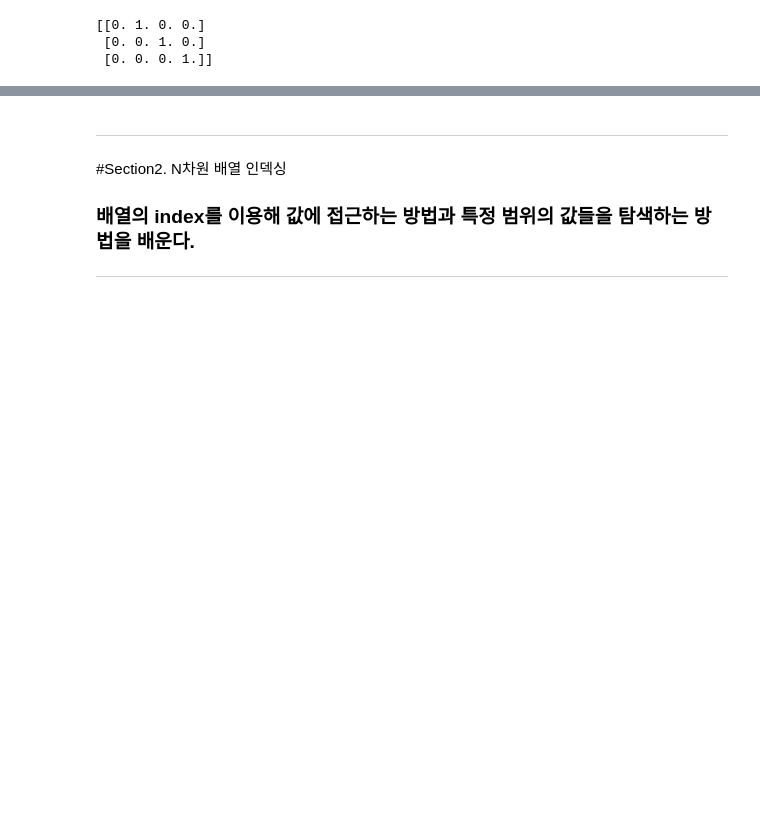
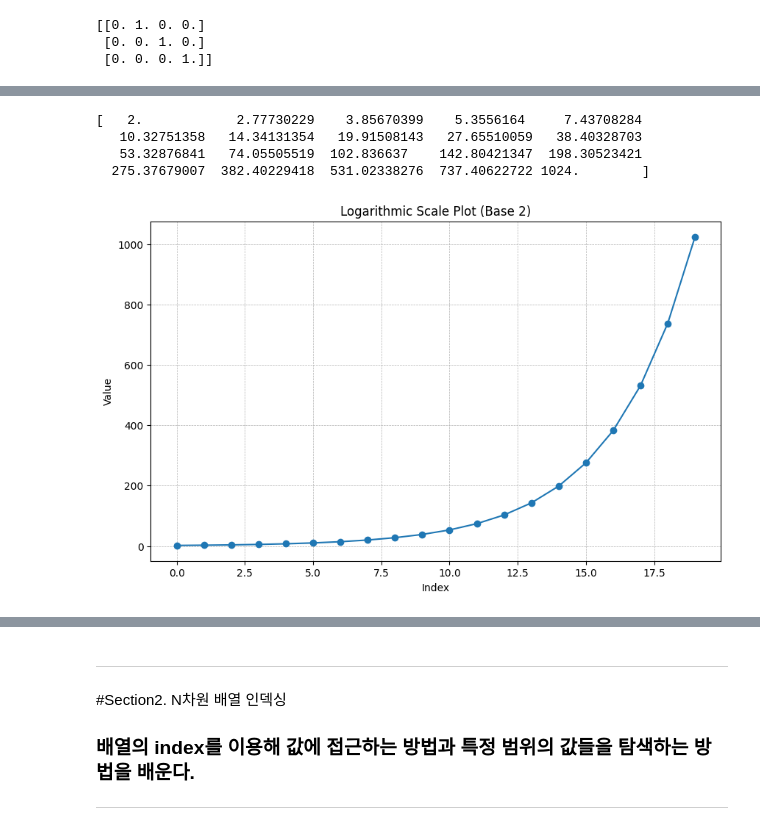
Before and after one commit to hajonghyun/inflearn_Numpy_Basic_for_ds, a Jupyter notebook: 1_numpy.ipynb, the cells around one changed output, grey strips where cells are left out. Saved outputs shown, nothing was run; the diff lists cells and outputs as text; code cells hidden in the pictures; blank space fills up the shorter version.

```diff
--- a/1_numpy.ipynb
+++ b/1_numpy.ipynb
@@ -155,0 +246,28 @@ print(arr)
+# %%
+# np.logspace()
+arr = np.logspace(1,10, num=20, base=2)
+print(arr)
+# 해석: 2의 1승부터 2의 10승까지 로그스케일 기준 20개로 나눈것
+# %% [output]
+[   2.            2.77730229    3.85670399    5.3556164     7.43708284
+   10.32751358   14.34131354   19.91508143   27.65510059   38.40328703
+   53.32876841   74.05505519  102.836637    142.80421347  198.30523421
+  275.37679007  382.40229418  531.02338276  737.40622722 1024.        ]
+# %%
+import numpy as np
+import matplotlib.pyplot as plt
+
+# np.logspace로 값 생성
+arr = np.logspace(1, 10, num=20, base=2)
+
+# 그래프 그리기
+plt.figure(figsize=(10, 6))
+plt.plot(arr, marker='o')
+#plt.yscale('log')  # y축을 로그 스케일로 설정
+plt.xlabel('Index')
+plt.ylabel('Value')
+plt.title('Logarithmic Scale Plot (Base 2)')
+plt.grid(True, which='both', linestyle='--', linewidth=0.5)
+plt.show()
+# %% [output]
+[figure, added]
```
Also changed, not shown: parts of 27 cells of this notebook.
